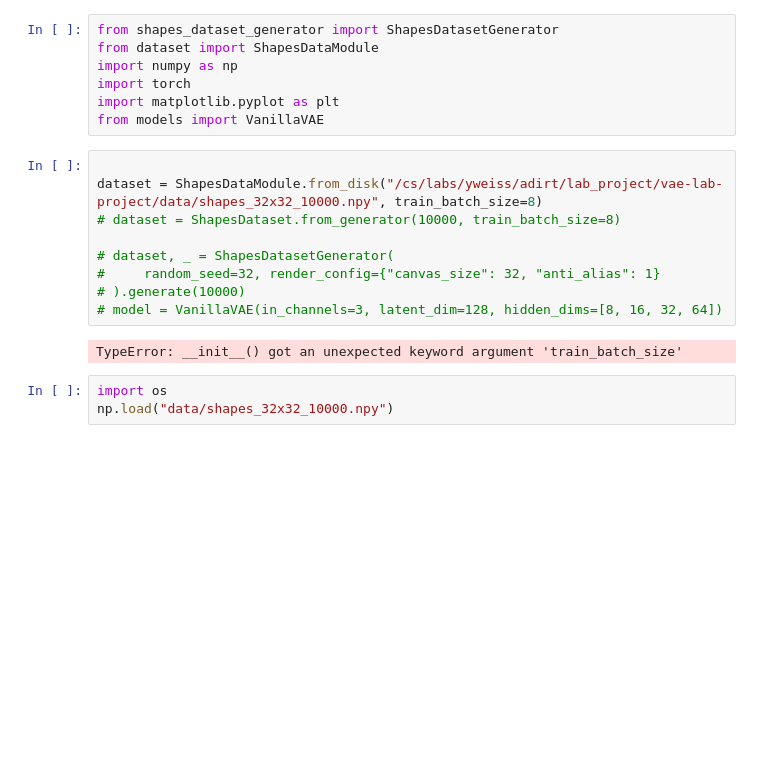
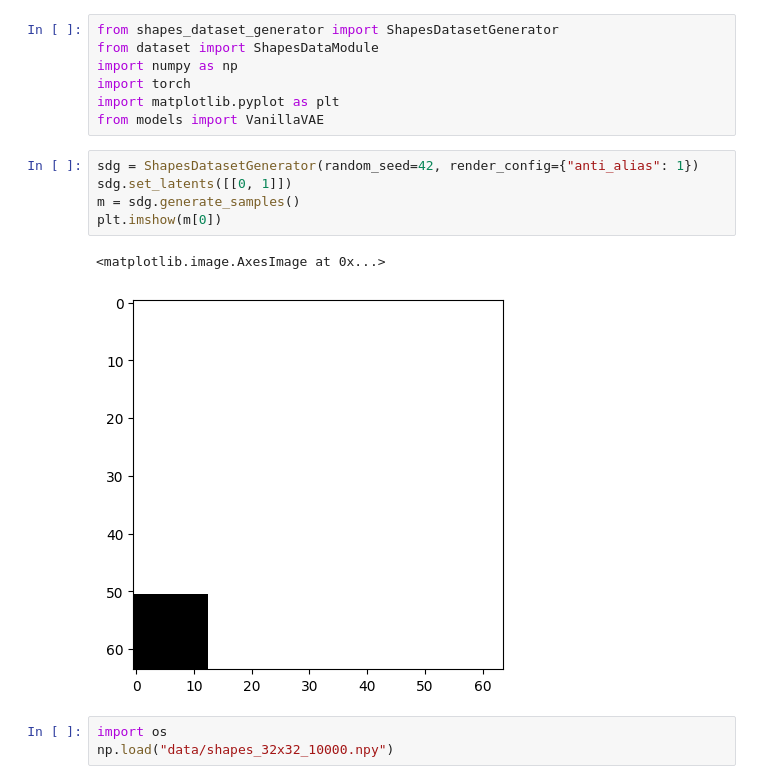
Before and after one commit to AdirTuval/vae-lab-project, a Jupyter notebook: mynotebook.ipynb, the cells around one changed output. Cells and saved outputs as stored; diff of their text form; blank space fills up the shorter version.

Commit message:
data update

```diff
--- a/mynotebook.ipynb
+++ b/mynotebook.ipynb
@@ -5,17 +5,14 @@ import numpy as np
 import torch
 import matplotlib.pyplot as plt
 from models import VanillaVAE
-# %%
-
-dataset = ShapesDataModule.from_disk("/cs/labs/yweiss/adirt/lab_project/vae-lab-project/data/shapes_32x32_10000.npy", train_batch_size=8)
-# dataset = ShapesDataset.from_generator(10000, train_batch_size=8)
-
-# dataset, _ = ShapesDatasetGenerator(
-#     random_seed=32, render_config={"canvas_size": 32, "anti_alias": 1}
-# ).generate(10000)
-# model = VanillaVAE(in_channels=3, latent_dim=128, hidden_dims=[8, 16, 32, 64])
-# %% [output]
-TypeError: __init__() got an unexpected keyword argument 'train_batch_size'
+# %%
+sdg = ShapesDatasetGenerator(random_seed=42, render_config={"anti_alias": 1})
+sdg.set_latents([[0, 1]])
+m = sdg.generate_samples()
+plt.imshow(m[0])
+# %% [output]
+<matplotlib.image.AxesImage at 0x...>
+[figure, added]
 # %%
 import os
 np.load("data/shapes_32x32_10000.npy")
```
Also changed, not shown: 1 other file.
